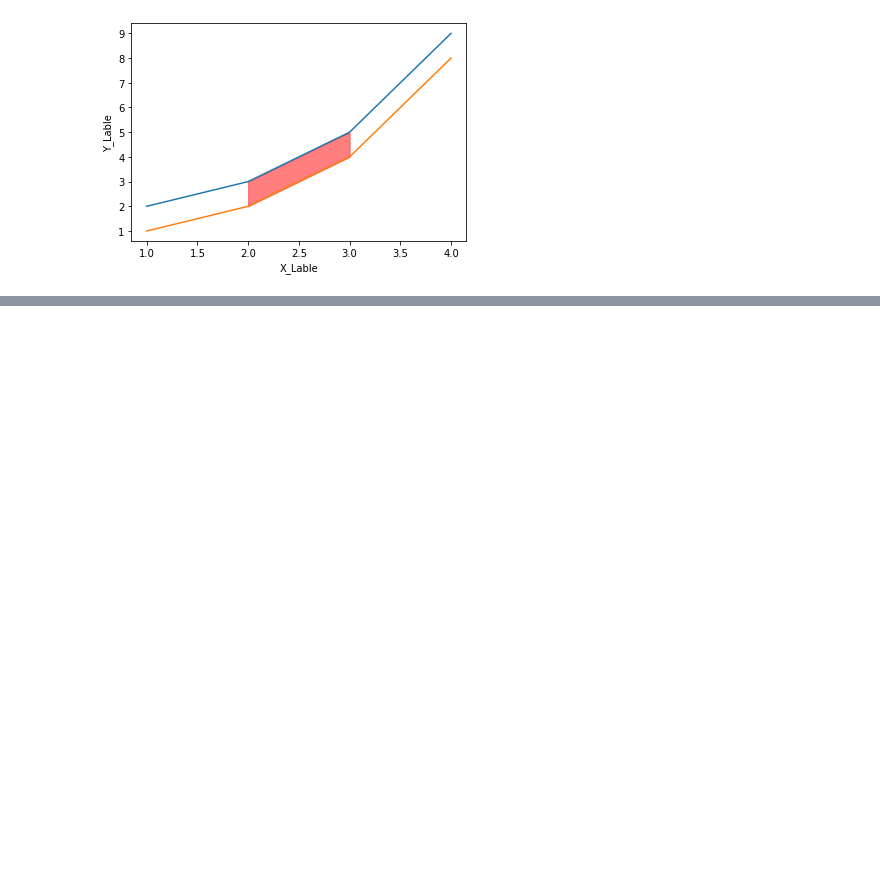
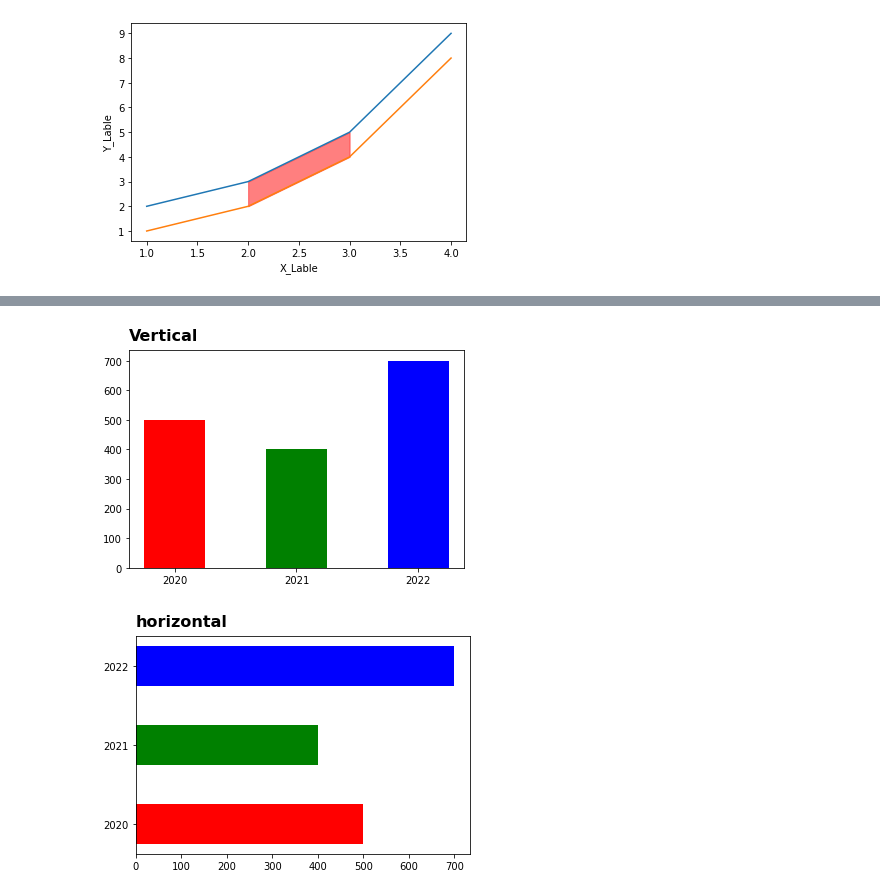
Before and after one commit to JGH94/python_MatplotLib, a Jupyter notebook: python_MatplotLib.ipynb, the cells around one changed output, grey strips where cells are left out. Cells and saved outputs as stored; diff of their text form; code cells hidden in the pictures; blank space fills up the shorter version.

```diff
--- a/python_MatplotLib.ipynb
+++ b/python_MatplotLib.ipynb
@@ -180 +182,31 @@ plt.show()
 [figure]
+# %%
+# 막대 그래프 표현
+
+x = np.arange(3) # 3개 생성
+years = ['2020', '2021', '2022'] # X축
+values = [500, 400, 700] # Y축
+color = ['r','g','b']
+plt.bar(x, values, color = color, width = 0.5) # 값 설정 및 색상표시, 굵기 설정
+plt.title('Vertical', fontdict=title_font, loc='left', pad=10)
+# plt.bar(x, values, color = color, width = 1, edgecolor='lightgray', linewidth=5) 바 테두리 색상 및 두께 설정
+plt.xticks(x, years)
+
+plt.show()
+
+
+# 막대 수평 그래프 표현
+
+x = np.arange(3) # 3개 생성
+years = ['2020', '2021', '2022'] # X축
+values = [500, 400, 700] # Y축
+color = ['r','g','b']
+plt.barh(x, values, color= color, height = 0.5) # 값 설정 및 색상표시, 굵기 설정
+plt.title('horizontal', fontdict=title_font, loc='left', pad=10)
+# plt.barh(x, values, color= color, height = 0.5, edgecolor='lightgray', linewidth=5) 바 테두리 색상 및 두께 설정
+plt.yticks(x, years)
+
+plt.show()
+# %% [output]
+[figure, added]
+[figure, added]
```
Also changed, not shown: parts of 1 cell of this notebook.
